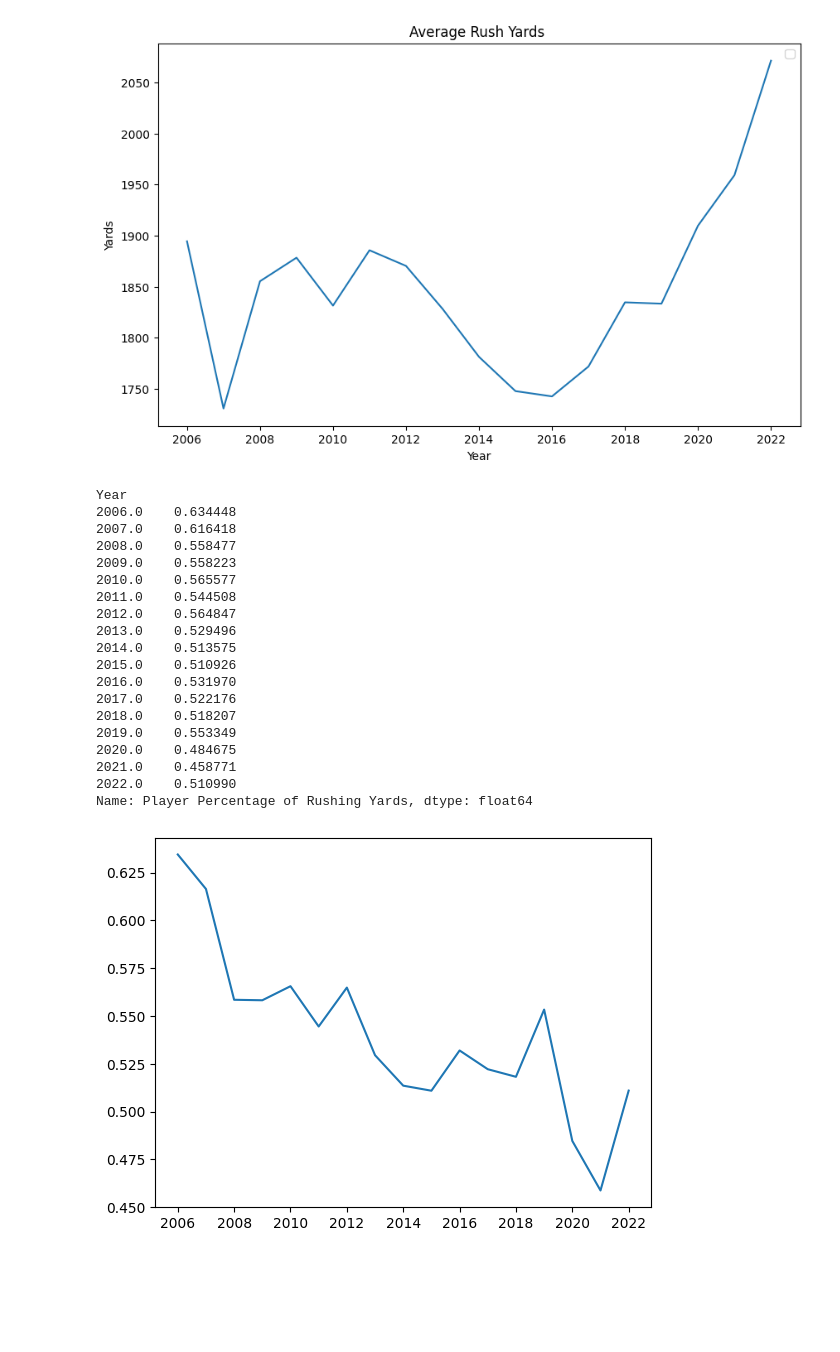
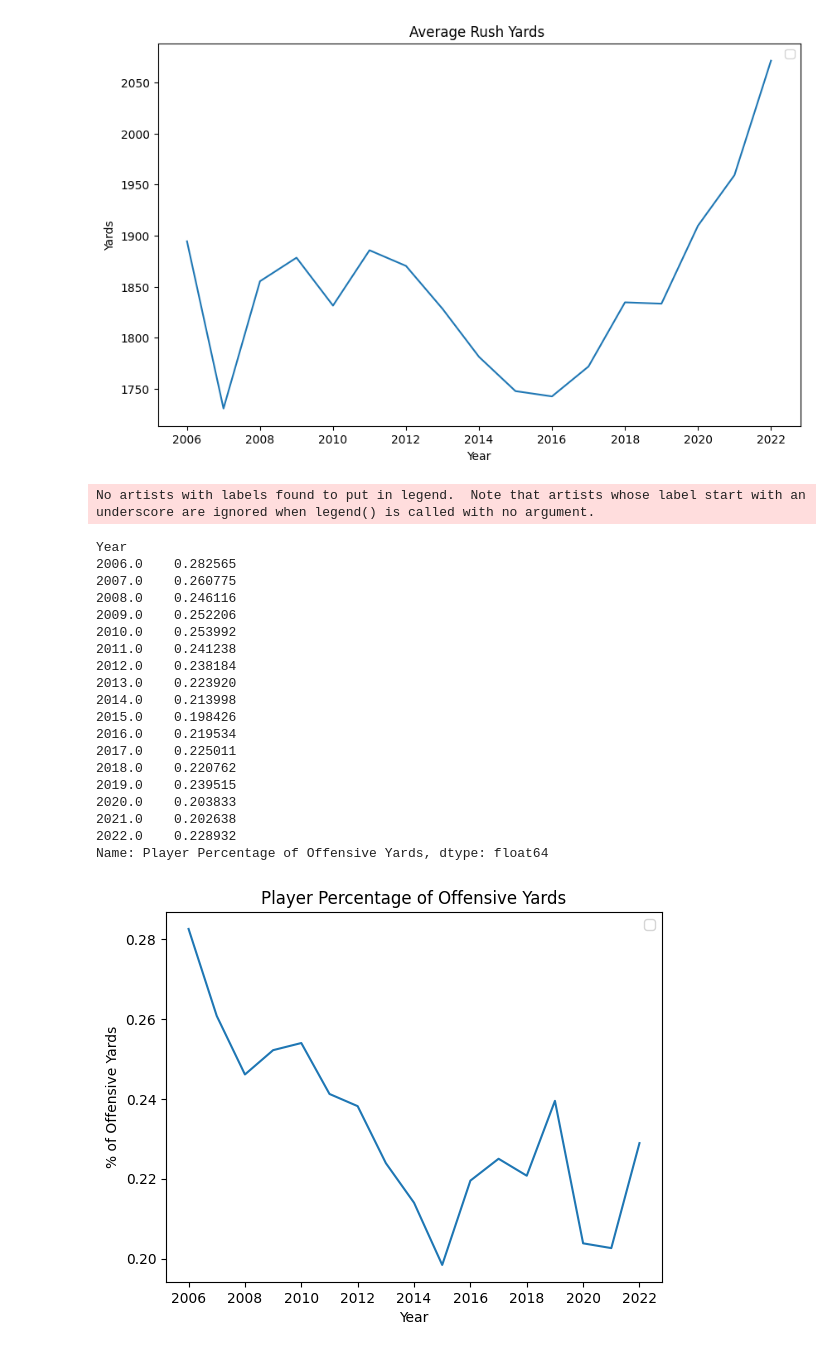
Before and after one commit to nick-smith-87/NFL_Momentum_Research, a Jupyter notebook: Running Backs/Offensive Production 11-9.ipynb, the cells around one changed output. Cells and saved outputs as stored; diff of their text form; code cells hidden in the pictures; blank space fills up the shorter version.

```diff
--- a/Running Backs/Offensive Production 11-9.ipynb
+++ b/Running Backs/Offensive Production 11-9.ipynb
@@ -123,32 +123,36 @@ No artists with labels found to put in legend.  Note that artists whose label st
 # %%
 #temp = df.groupby('Year')['All-Purpose Yards'].mean()
 #temp = df.groupby('Year')['Rush Yards'].mean()
 #temp = df.groupby('Year')['Recieving Yards'].mean()
 #temp = df.groupby('Year')['Receiving TDs'].mean()
-#temp = df.groupby('Year')['Player Percentage of Offensive Yards'].mean() #this one
+temp = df.groupby('Year')['Player Percentage of Offensive Yards'].mean() #this one
 #temp = df.groupby('Year')['Player Percentage of Touchdowns'].mean()
 #temp = df.groupby('Year')['Player Percentage of Rushing Yards'].mean() #this one
-
+plt.xlabel('Year')
+plt.ylabel('% of Offensive Yards')
+plt.legend()
+plt.title('Player Percentage of Offensive Yards')
 plt.plot(temp)
 temp
 # %% [output]
-Year
-2006.0    0.634448
-2007.0    0.616418
-2008.0    0.558477
-2009.0    0.558223
-2010.0    0.565577
-2011.0    0.544508
-2012.0    0.564847
-2013.0    0.529496
-2014.0    0.513575
-2015.0    0.510926
-2016.0    0.531970
-2017.0    0.522176
-2018.0    0.518207
-2019.0    0.553349
-2020.0    0.484675
-2021.0    0.458771
-2022.0    0.510990
-Name: Player Percentage of Rushing Yards, dtype: float64
+No artists with labels found to put in legend.  Note that artists whose label start with an underscore are ignored when legend() is called with no argument.
+Year
+2006.0    0.282565
+2007.0    0.260775
+2008.0    0.246116
+2009.0    0.252206
+2010.0    0.253992
+2011.0    0.241238
+2012.0    0.238184
+2013.0    0.223920
+2014.0    0.213998
+2015.0    0.198426
+2016.0    0.219534
+2017.0    0.225011
+2018.0    0.220762
+2019.0    0.239515
+2020.0    0.203833
+2021.0    0.202638
+2022.0    0.228932
+Name: Player Percentage of Offensive Yards, dtype: float64
-[figure, old version]
+[figure, new version]
```
Also changed, not shown: parts of 7 cells of this notebook, 3 other files.
